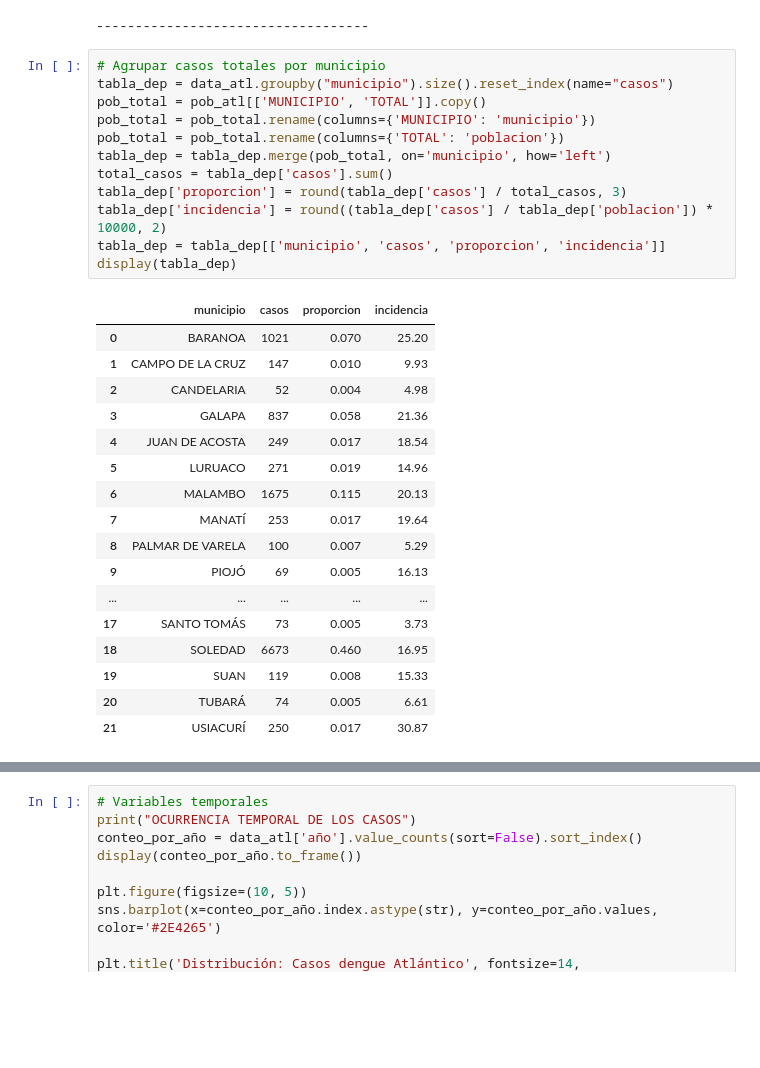
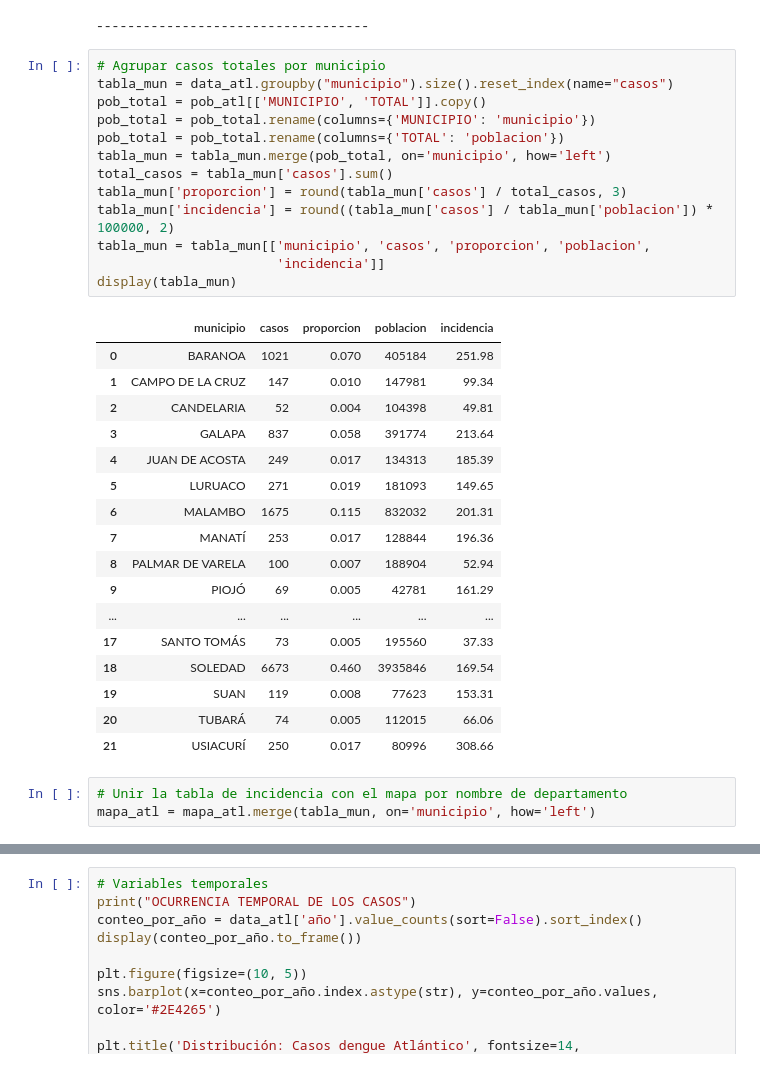
Before and after one commit to Darally06/Dengue_caracterization, a Jupyter notebook: EDA_registros.ipynb, the cells around one changed output, grey strips where cells are left out. Cells and saved outputs as stored; diff of their text form; blank space fills up the shorter version.

Commit message:
[ADD] Mapas al registro

```diff
--- a/EDA_registros.ipynb
+++ b/EDA_registros.ipynb
@@ -390,31 +471,35 @@ OCURRENCIA ESPACIAL DE LOS CASOS
 -----------------------------------
 # %%
 # Agrupar casos totales por municipio
-tabla_dep = data_atl.groupby("municipio").size().reset_index(name="casos")
+tabla_mun = data_atl.groupby("municipio").size().reset_index(name="casos")
 pob_total = pob_atl[['MUNICIPIO', 'TOTAL']].copy()
 pob_total = pob_total.rename(columns={'MUNICIPIO': 'municipio'})
 pob_total = pob_total.rename(columns={'TOTAL': 'poblacion'})
-tabla_dep = tabla_dep.merge(pob_total, on='municipio', how='left')
-total_casos = tabla_dep['casos'].sum()
-tabla_dep['proporcion'] = round(tabla_dep['casos'] / total_casos, 3)
-tabla_dep['incidencia'] = round((tabla_dep['casos'] / tabla_dep['poblacion']) * 10000, 2)
-tabla_dep = tabla_dep[['municipio', 'casos', 'proporcion', 'incidencia']]
-display(tabla_dep)
+tabla_mun = tabla_mun.merge(pob_total, on='municipio', how='left')
+total_casos = tabla_mun['casos'].sum()
+tabla_mun['proporcion'] = round(tabla_mun['casos'] / total_casos, 3)
+tabla_mun['incidencia'] = round((tabla_mun['casos'] / tabla_mun['poblacion']) * 100000, 2)
+tabla_mun = tabla_mun[['municipio', 'casos', 'proporcion', 'poblacion',
+                       'incidencia']]
+display(tabla_mun)
 # %% [output]
-|  | municipio | casos | proporcion | incidencia |
-| 0 | BARANOA | 1021 | 0.070 | 25.20 |
-| 1 | CAMPO DE LA CRUZ | 147 | 0.010 | 9.93 |
-| 2 | CANDELARIA | 52 | 0.004 | 4.98 |
-| 3 | GALAPA | 837 | 0.058 | 21.36 |
-| 4 | JUAN DE ACOSTA | 249 | 0.017 | 18.54 |
-| 5 | LURUACO | 271 | 0.019 | 14.96 |
-| 6 | MALAMBO | 1675 | 0.115 | 20.13 |
-| 7 | MANATÍ | 253 | 0.017 | 19.64 |
-| 8 | PALMAR DE VARELA | 100 | 0.007 | 5.29 |
-| 9 | PIOJÓ | 69 | 0.005 | 16.13 |
-| ... | ... | ... | ... | ... |
-| 17 | SANTO TOMÁS | 73 | 0.005 | 3.73 |
-| 18 | SOLEDAD | 6673 | 0.460 | 16.95 |
-| 19 | SUAN | 119 | 0.008 | 15.33 |
-| 20 | TUBARÁ | 74 | 0.005 | 6.61 |
-| 21 | USIACURÍ | 250 | 0.017 | 30.87 |
+|  | municipio | casos | proporcion | poblacion | incidencia |
+| 0 | BARANOA | 1021 | 0.070 | 405184 | 251.98 |
+| 1 | CAMPO DE LA CRUZ | 147 | 0.010 | 147981 | 99.34 |
+| 2 | CANDELARIA | 52 | 0.004 | 104398 | 49.81 |
+| 3 | GALAPA | 837 | 0.058 | 391774 | 213.64 |
+| 4 | JUAN DE ACOSTA | 249 | 0.017 | 134313 | 185.39 |
+| 5 | LURUACO | 271 | 0.019 | 181093 | 149.65 |
+| 6 | MALAMBO | 1675 | 0.115 | 832032 | 201.31 |
+| 7 | MANATÍ | 253 | 0.017 | 128844 | 196.36 |
+| 8 | PALMAR DE VARELA | 100 | 0.007 | 188904 | 52.94 |
+| 9 | PIOJÓ | 69 | 0.005 | 42781 | 161.29 |
+| ... | ... | ... | ... | ... | ... |
+| 17 | SANTO TOMÁS | 73 | 0.005 | 195560 | 37.33 |
+| 18 | SOLEDAD | 6673 | 0.460 | 3935846 | 169.54 |
+| 19 | SUAN | 119 | 0.008 | 77623 | 153.31 |
+| 20 | TUBARÁ | 74 | 0.005 | 112015 | 66.06 |
+| 21 | USIACURÍ | 250 | 0.017 | 80996 | 308.66 |
+# %%
+# Unir la tabla de incidencia con el mapa por nombre de departamento
+mapa_atl = mapa_atl.merge(tabla_mun, on='municipio', how='left')
```
Also changed, not shown: parts of 21 cells of this notebook, 6 other files.
